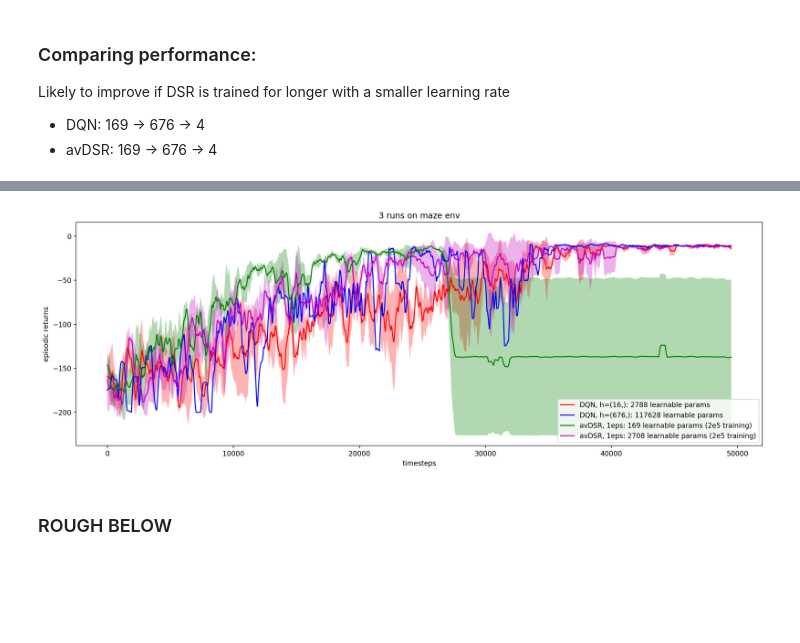
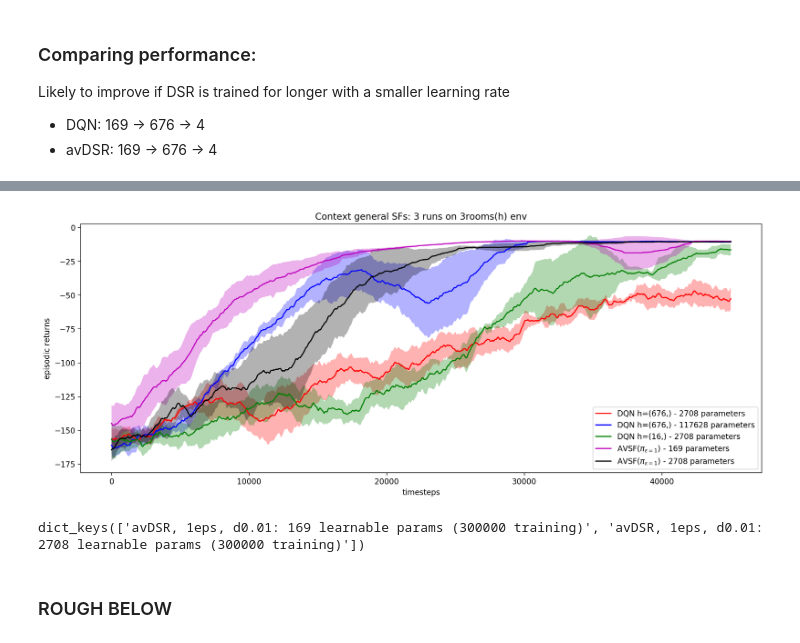
Before and after one commit to psurya1994/successor-feature-representations, a Jupyter notebook: notebooks/5-generalization-across-envs.ipynb, the cells around one changed output, grey strips where cells are left out. Saved outputs shown, nothing was run; the diff lists cells and outputs as text; code cells hidden in the pictures; blank space fills up the shorter version.

```diff
--- a/notebooks/5-generalization-across-envs.ipynb
+++ b/notebooks/5-generalization-across-envs.ipynb
@@ -60,7 +59,7 @@ def dqn_feature(**kwargs):
     config.sgd_update_frequency = 4
     config.gradient_clip = 5
     config.eval_interval = int(5e3)
-    config.max_steps = 5e4
+    config.max_steps = 1e1
     config.async_actor = False
     agent = DQNAgent(config)
     #run_steps function below
@@ -108,7 +107,7 @@ def avdsr_feature(**kwargs):
 
     config.optimizer_fn = lambda params: torch.optim.RMSprop(params, 0.002)
     config.network_fn = lambda: SRNet(config.action_dim, SRIdentityBody(config.state_dim), hidden_units=(), config=0) #CHECK
-    config.replay_fn = lambda: Replay(memory_size=int(4e5), batch_size=10)
+    config.replay_fn = lambda: Replay(memory_size=int(3e5), batch_size=10)
 
     config.random_action_prob = LinearSchedule(1, 1, 1e4) # CHECK
     config.discount = 0.99
@@ -118,7 +117,7 @@ def avdsr_feature(**kwargs):
     config.double_q = False
     config.sgd_update_frequency = 4
     config.gradient_clip = 5
-    config.max_steps = 4e5
+    config.max_steps = 3e5
     config.async_actor = False
 
     agent = avDSRAgent(config, config.agents, style='DQN')
@@ -133,6 +132,7 @@ def avdsr_feature(**kwargs):
         if config.max_steps and agent.total_steps >= config.max_steps:
             return agent
             break
+#         import pdb; pdb.set_trace()
         agent.step()
         agent.switch_task()
 # %%
@@ -325,10 +314,10 @@ IncompatibleKeys(missing_keys=[], unexpected_keys=[])
 # %%
 def plot_rewards(rewards, plot_seperate=True , clip=50000, title='unnamed'):
-    smooth = 500
+    smooth = 5000
 
     colors = ['red', 'blue', 'green', 'm', 'k', 'y', '#999999']
 
-    plt.figure(figsize=(18,6), dpi=200)
+    plt.figure(figsize=(16,6), dpi=200)
     if(plot_seperate):
         for k, v in rewards.items():
             for t, r in zip(v[0], v[1]):
@@ -351,16 +340,18 @@ def plot_rewards(rewards, plot_seperate=True , clip=50000, title='unnamed'):
     plt.legend(loc='lower right'), plt.show()
 # %%
 rewards_dict = {
-                'DQN, h=(16,): 2788 learnable params': r_dqn_base_16[1:],
-               'DQN, h=(676,): 117628 learnable params': r_dqn_base_676[1:],
-               'avDSR, 1eps: 169 learnable params (2e5 training)': r_c0[1:],
-               'avDSR, 1eps: 2708 learnable params (2e5 training)': r_c1[1:]
+    **rewards2,
+#                'AVSF($\pi_{\epsilon=1}$) - 169 parameters': r_c0[1:],
+#                 'AVSF($\pi_{\epsilon=1}$) - 2708 parameters': r_c1[1:],
+                   'AVSF($\pi_{\epsilon=1}$) - 169 parameters': rewards3['avDSR, 1eps, d0.01: 169 learnable params (300000 training)'],
+                'AVSF($\pi_{\epsilon=1}$) - 2708 parameters': rewards3['avDSR, 1eps, d0.01: 2708 learnable params (300000 training)']
+
                }
 # rewards_dict = {'avDSR, 1eps: 169 learnable params':r_dsr_rand,
 #                 'avDSR, 1eps: 2708 learnable params':r_dsr_abs_rand[1:],
 #                 'DQN, h=(676,): 117628 learnable params': r_dqn_base,
 #                'DQN, h=(16,): 2788 learnable params': r_dqn_base2[1:]}
 # plot_rewards(rewards_dict, plot_seperate=True)
-plot_rewards(rewards_dict, plot_seperate=False, title='3 runs on maze env')
+plot_rewards(rewards_dict, plot_seperate=False, title='Context general SFs: 3 runs on 3rooms(h) env')
 # %% [output]
-[figure, old version]
+[figure, new version]
@@ -378,3 +365,7 @@ r_dqn_base = rewards['DQN, h=(676,): 117628 learnable params']
+# %%
+rewards3.keys()
+# %% [output]
+dict_keys(['avDSR, 1eps, d0.01: 169 learnable params (300000 training)', 'avDSR, 1eps, d0.01: 2708 learnable params (300000 training)'])
 # %% [markdown]
 ### ROUGH BELOW
 # %%
```
Also changed, not shown: parts of 11 cells of this notebook, 7 other files.
